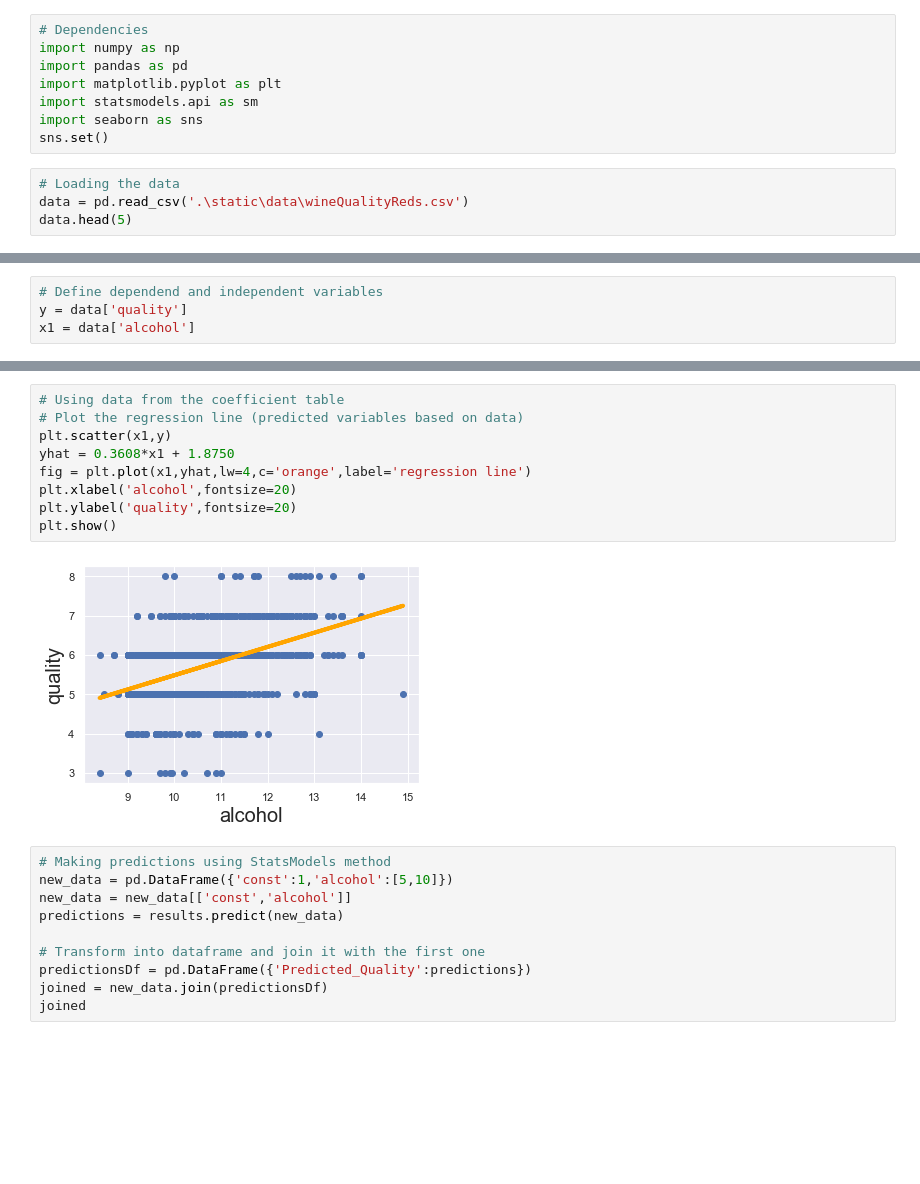
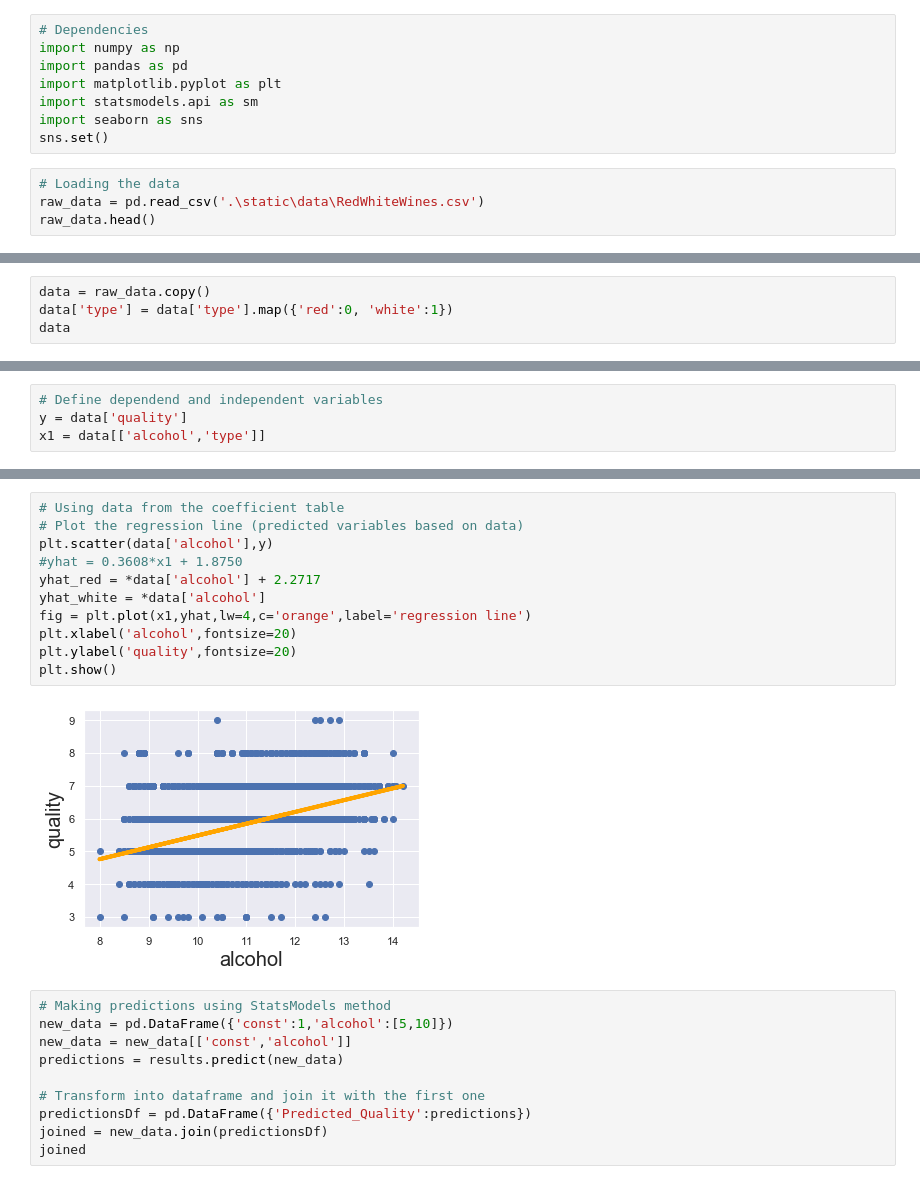
Before and after one commit to GilTungol/MachineLearning-Project, a Jupyter notebook: simple_linear_regression_statsmodels.ipynb, the cells around one changed output, grey strips where cells are left out. Cells and saved outputs as stored; diff of their text form; blank space fills up the shorter version.

```diff
--- a/simple_linear_regression_statsmodels.ipynb
+++ b/simple_linear_regression_statsmodels.ipynb
@@ -8,6 +8,6 @@ import seaborn as sns
 sns.set()
 # %%
 # Loading the data
-data = pd.read_csv('.\static\data\wineQualityReds.csv')
-data.head(5)
+raw_data = pd.read_csv('.\static\data\RedWhiteWines.csv')
+raw_data.head()
 # %% [output]
@@ -31,0 +56,4 @@ data.describe()
+# %%
+data = raw_data.copy()
+data['type'] = data['type'].map({'red':0, 'white':1})
+data
@@ -32,6 +79,6 @@ data.describe()
 # %%
 # Define dependend and independent variables
 y = data['quality']
-x1 = data['alcohol']
+x1 = data[['alcohol','type']]
 # %%
 # Explore the data
@@ -69,14 +118,16 @@ Warnings:
 # %%
 # Using data from the coefficient table
 # Plot the regression line (predicted variables based on data)
-plt.scatter(x1,y)
-yhat = 0.3608*x1 + 1.8750
+plt.scatter(data['alcohol'],y)
+#yhat = 0.3608*x1 + 1.8750
+yhat_red = *data['alcohol'] + 2.2717
+yhat_white = *data['alcohol']
 fig = plt.plot(x1,yhat,lw=4,c='orange',label='regression line')
 plt.xlabel('alcohol',fontsize=20)
 plt.ylabel('quality',fontsize=20)
 plt.show()
 # %% [output]
-[figure, old version]
+[figure, new version]
 # %%
 # Making predictions using StatsModels method
 new_data = pd.DataFrame({'const':1,'alcohol':[5,10]})
```
Also changed, not shown: parts of 7 cells of this notebook, 6 other files.
